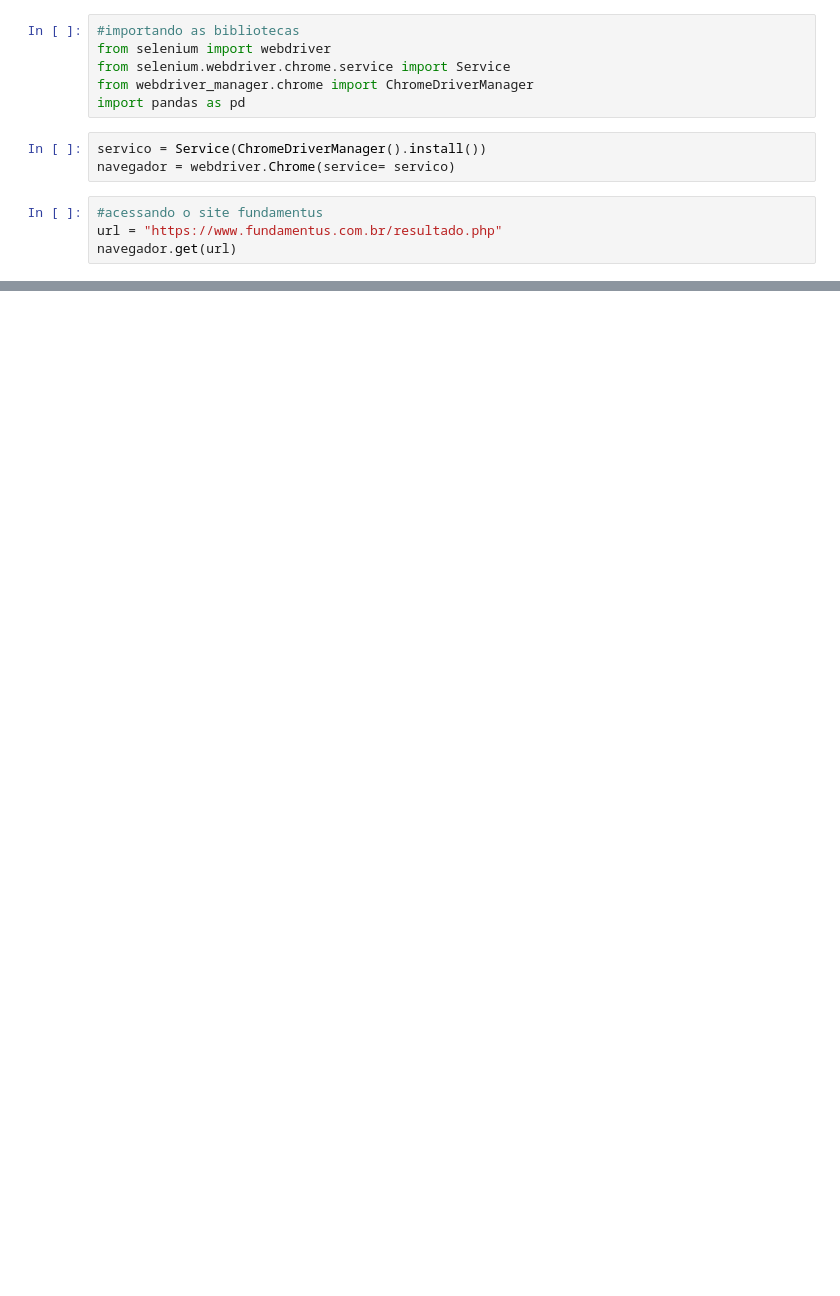
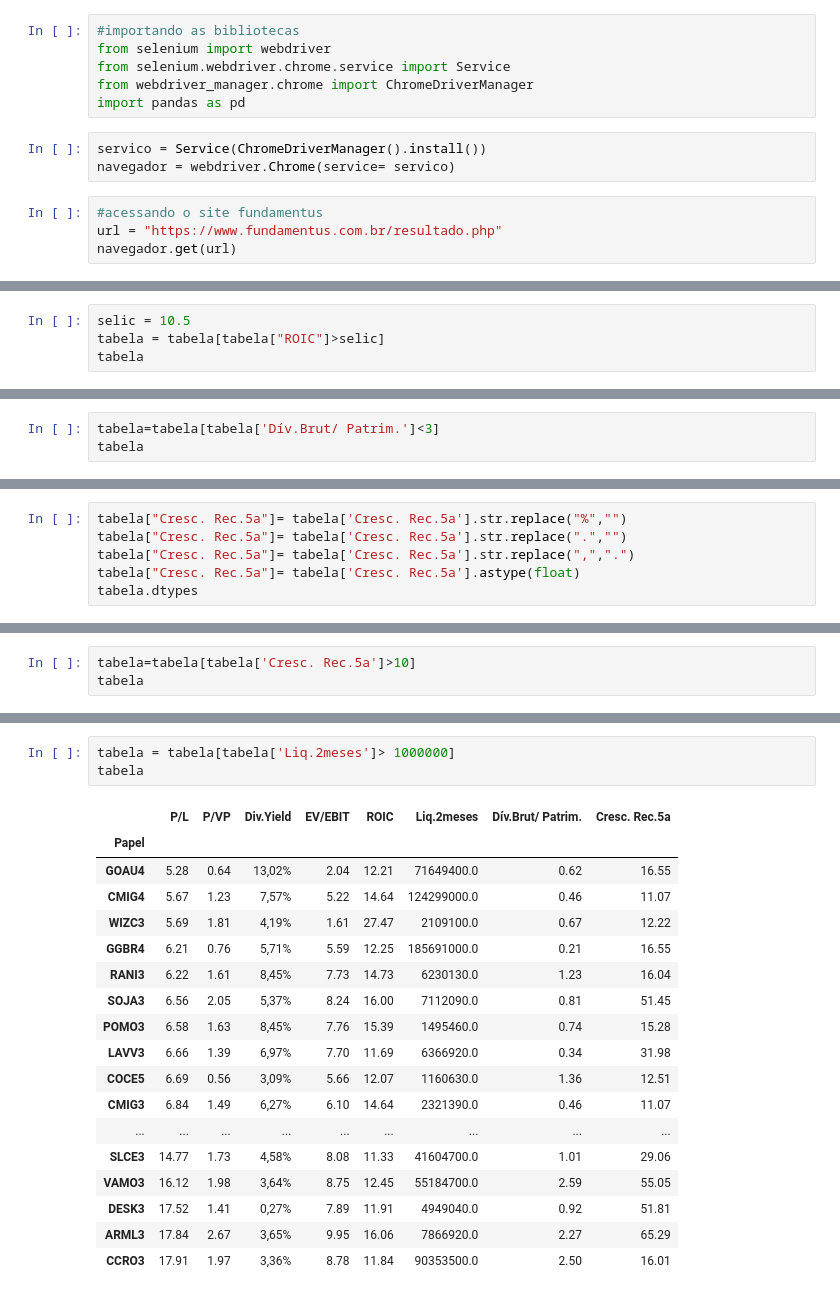
Before and after one commit to kiwsley/WebScraping-Acoes-Brasil, a Jupyter notebook: WebScraping_Acoes_Brasil.ipynb, the cells around one changed output, grey strips where cells are left out. Saved outputs shown, nothing was run; the diff lists cells and outputs as text; blank space fills up the shorter version.

```diff
--- a/WebScraping_Acoes_Brasil.ipynb
+++ b/WebScraping_Acoes_Brasil.ipynb
@@ -38,0 +165,4 @@ tabela
+# %%
+selic = 10.5
+tabela = tabela[tabela["ROIC"]>selic]
+tabela
@@ -38,0 +184,3 @@ tabela
+# %%
+tabela=tabela[tabela['Dív.Brut/ Patrim.']<3]
+tabela
@@ -38,0 +214,6 @@ tabela
+# %%
+tabela["Cresc. Rec.5a"]= tabela['Cresc. Rec.5a'].str.replace("%","")
+tabela["Cresc. Rec.5a"]= tabela['Cresc. Rec.5a'].str.replace(".","")
+tabela["Cresc. Rec.5a"]= tabela['Cresc. Rec.5a'].str.replace(",",".")
+tabela["Cresc. Rec.5a"]= tabela['Cresc. Rec.5a'].astype(float)
+tabela.dtypes
@@ -38,0 +250,3 @@ tabela
+# %%
+tabela=tabela[tabela['Cresc. Rec.5a']>10]
+tabela
@@ -38,0 +268,22 @@ tabela
+# %%
+tabela = tabela[tabela['Liq.2meses']> 1000000]
+tabela
+# %% [output]
+|  | P/L | P/VP | Div.Yield | EV/EBIT | ROIC | Liq.2meses | Dív.Brut/ Patrim. | Cresc. Rec.5a |
+| Papel |  |  |  |  |  |  |  |  |
+| GOAU4 | 5.28 | 0.64 | 13,02% | 2.04 | 12.21 | 71649400.0 | 0.62 | 16.55 |
+| CMIG4 | 5.67 | 1.23 | 7,57% | 5.22 | 14.64 | 124299000.0 | 0.46 | 11.07 |
+| WIZC3 | 5.69 | 1.81 | 4,19% | 1.61 | 27.47 | 2109100.0 | 0.67 | 12.22 |
+| GGBR4 | 6.21 | 0.76 | 5,71% | 5.59 | 12.25 | 185691000.0 | 0.21 | 16.55 |
+| RANI3 | 6.22 | 1.61 | 8,45% | 7.73 | 14.73 | 6230130.0 | 1.23 | 16.04 |
+| SOJA3 | 6.56 | 2.05 | 5,37% | 8.24 | 16.00 | 7112090.0 | 0.81 | 51.45 |
+| POMO3 | 6.58 | 1.63 | 8,45% | 7.76 | 15.39 | 1495460.0 | 0.74 | 15.28 |
+| LAVV3 | 6.66 | 1.39 | 6,97% | 7.70 | 11.69 | 6366920.0 | 0.34 | 31.98 |
+| COCE5 | 6.69 | 0.56 | 3,09% | 5.66 | 12.07 | 1160630.0 | 1.36 | 12.51 |
+| CMIG3 | 6.84 | 1.49 | 6,27% | 6.10 | 14.64 | 2321390.0 | 0.46 | 11.07 |
+| ... | ... | ... | ... | ... | ... | ... | ... | ... |
+| SLCE3 | 14.77 | 1.73 | 4,58% | 8.08 | 11.33 | 41604700.0 | 1.01 | 29.06 |
+| VAMO3 | 16.12 | 1.98 | 3,64% | 8.75 | 12.45 | 55184700.0 | 2.59 | 55.05 |
+| DESK3 | 17.52 | 1.41 | 0,27% | 7.89 | 11.91 | 4949040.0 | 0.92 | 51.81 |
+| ARML3 | 17.84 | 2.67 | 3,65% | 9.95 | 16.06 | 7866920.0 | 2.27 | 65.29 |
+| CCRO3 | 17.91 | 1.97 | 3,36% | 8.78 | 11.84 | 90353500.0 | 2.50 | 16.01 |
```
Also changed, not shown: parts of 14 cells of this notebook, 1 other file.
